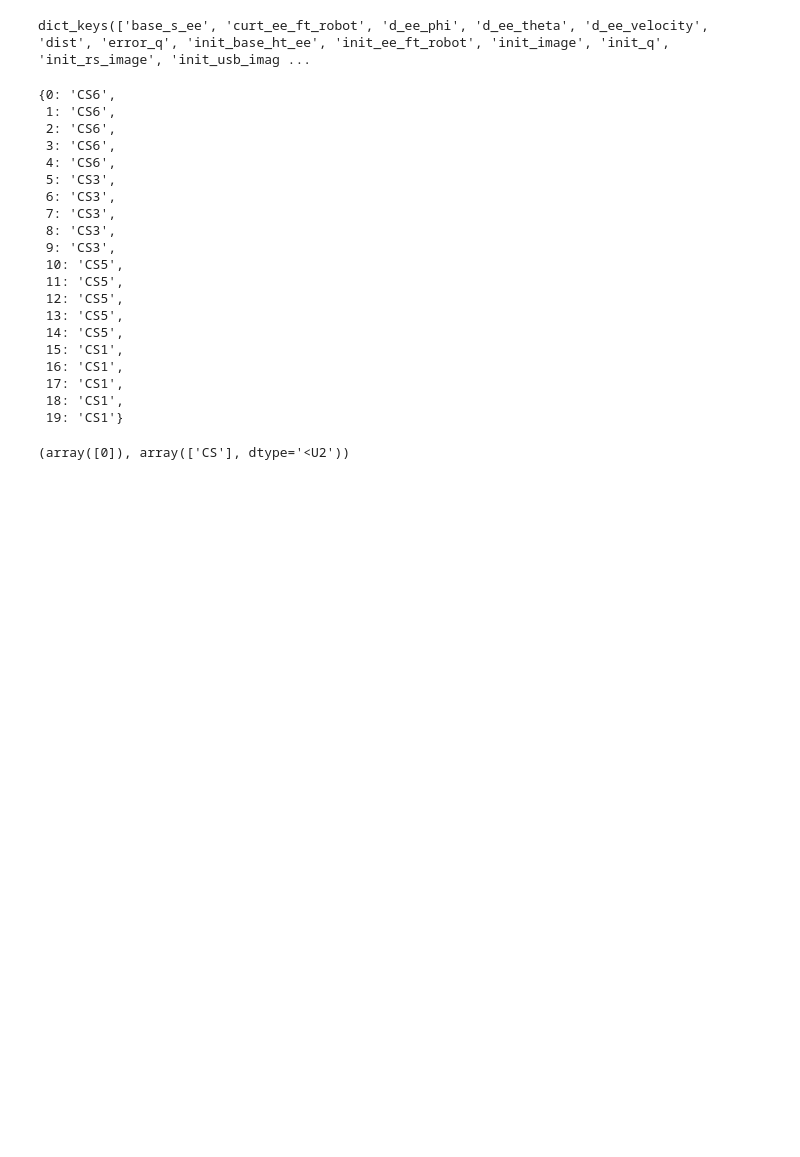
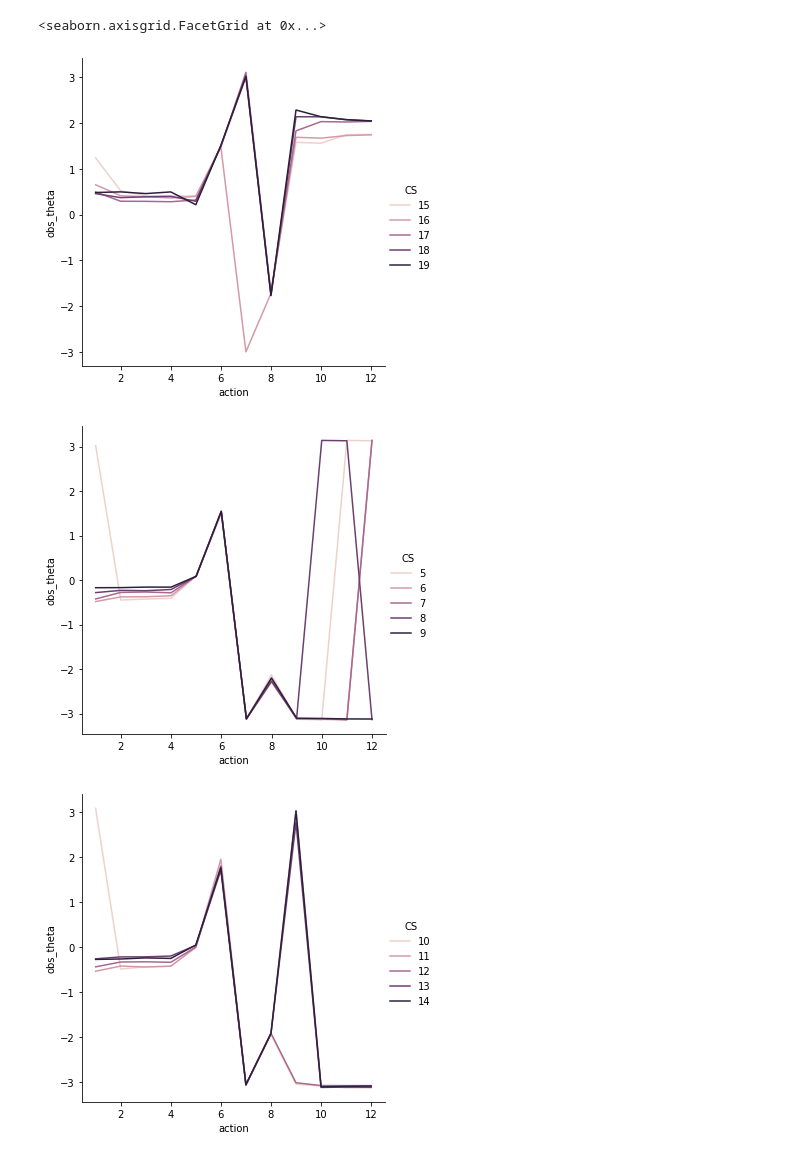
Before and after one commit to lx704612715/contact_state_classification, a Jupyter notebook: contact_state_classification.ipynb, the cells around one changed output. Cells and saved outputs as stored; diff of their text form; code cells hidden in the pictures; blank space fills up the shorter version.

Commit message:
visualize the obs_phi and theta

```diff
--- a/contact_state_classification.ipynb
+++ b/contact_state_classification.ipynb
@@ -18,31 +28,28 @@ cs_classifier = csc.CSClassifier(experiment_dir=experiment_dir, dataset_name=csc
-# %%
-cs_classifier.csd_data_dict.keys()
-# %% [output]
-dict_keys(['base_s_ee', 'curt_ee_ft_robot', 'd_ee_phi', 'd_ee_theta', 'd_ee_velocity', 'dist', 'error_q', 'init_base_ht_ee', 'init_ee_ft_robot', 'init_image', 'init_q', 'init_rs_image', 'init_usb_imag ...
-# %%
-cs_classifier.csd_data_dict["label"]
-# %% [output]
-{0: 'CS6',
- 1: 'CS6',
- 2: 'CS6',
- 3: 'CS6',
- 4: 'CS6',
- 5: 'CS3',
- 6: 'CS3',
- 7: 'CS3',
- 8: 'CS3',
- 9: 'CS3',
- 10: 'CS5',
- 11: 'CS5',
- 12: 'CS5',
- 13: 'CS5',
- 14: 'CS5',
- 15: 'CS1',
- 16: 'CS1',
- 17: 'CS1',
- 18: 'CS1',
- 19: 'CS1'}
-# %%
-cs_classifier.predict(input_data=np.ones([1, 12]))
-# %% [output]
-(array([0]), array(['CS'], dtype='<U2'))
+# %%
+cs1_idx_list = [15, 16, 17, 18, 19]
+cs3_idx_list = [5, 6, 7, 8, 9]
+cs5_idx_list = [10, 11, 12, 13, 14]
+cs6_idx_list = [0, 1, 2, 3, 4]
+
+cs1_df = cs_classifier.csd_data_df.loc[cs1_idx_list]["obs_ee_theta"]
+cs3_df = cs_classifier.csd_data_df.loc[cs3_idx_list]["obs_ee_theta"]
+cs5_df = cs_classifier.csd_data_df.loc[cs5_idx_list]["obs_ee_theta"]
+cs6_df = cs_classifier.csd_data_df.loc[cs6_idx_list]["obs_ee_theta"]
+
+# cs1_df_theta = pd.DataFrame([*cs1_df], columns = ['act' + str(x) for x in range(1, 13)])
+
+df_cs1 =  pd.DataFrame({'CS' : [item for item in cs1_idx_list for i in range(12)],
+                        'action' : list(range(1, 13)) * len(cs1_idx_list),
+                        'obs_theta' : pd.DataFrame([*cs1_df]).to_numpy().flatten()})
+
+df_cs3 =  pd.DataFrame({'CS' : [item for item in cs3_idx_list for i in range(12)],
+                        'action' : list(range(1, 13)) * len(cs3_idx_list),
+                        'obs_theta' : pd.DataFrame([*cs3_df]).to_numpy().flatten()})
+
+df_cs5 =  pd.DataFrame({'CS' : [item for item in cs5_idx_list for i in range(12)],
+                        'action' : list(range(1, 13)) * len(cs5_idx_list),
+                        'obs_theta' : pd.DataFrame([*cs5_df]).to_numpy().flatten()})
+
+df_cs6 =  pd.DataFrame({'CS' : [item for item in cs6_idx_list for i in range(12)],
+                        'action' : list(range(1, 13)) * len(cs6_idx_list),
+                        'obs_theta' : pd.DataFrame([*cs6_df]).to_numpy().flatten()})
@@ -48,0 +60,17 @@ cs_classifier.predict(input_data=np.ones([1, 12]))
+# %%
+sns.relplot(x="action", y="obs_theta", hue="CS",
+            dashes=False, markers=True, kind="line", data=df_cs1)
+
+sns.relplot(x="action", y="obs_theta", hue="CS",
+            dashes=False, markers=True, kind="line", data=df_cs3)
+
+sns.relplot(x="action", y="obs_theta", hue="CS",
+            dashes=False, markers=True, kind="line", data=df_cs5)
+
+sns.relplot(x="action", y="obs_theta", hue="CS",
+            dashes=False, markers=True, kind="line", data=df_cs6)
+# %% [output]
+<seaborn.axisgrid.FacetGrid at 0x...>
+[figure, added]
+[figure, added]
+[figure, added]
```
Also changed, not shown: parts of 5 cells of this notebook, 1 other file.
